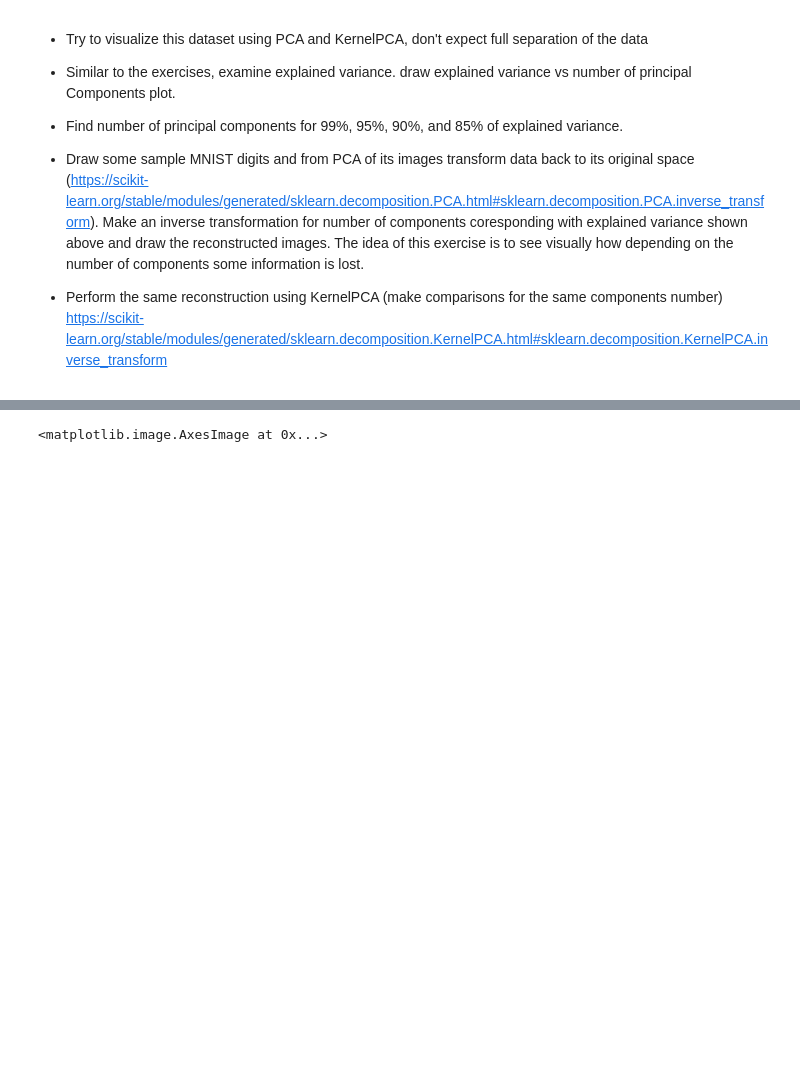
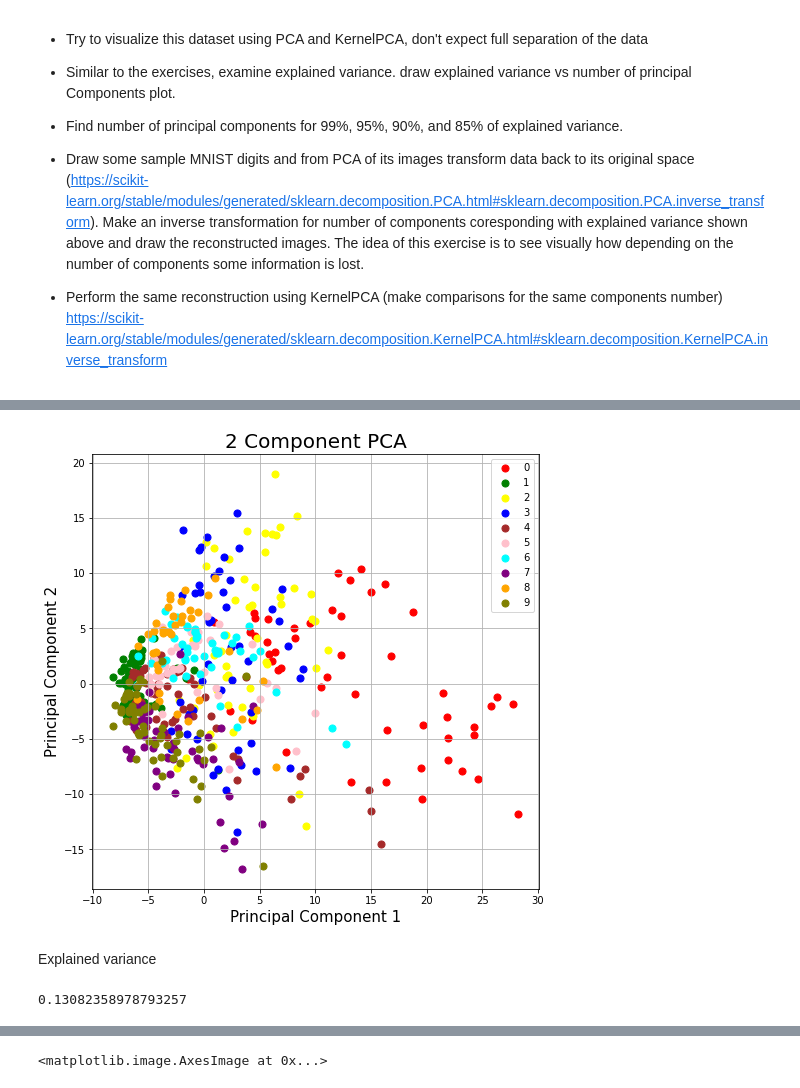
Before and after one commit to Vergenter/DataEmbeddingandVisualization, a Jupyter notebook: pca_kernelpca_lab.ipynb, the cells around one changed output, grey strips where cells are left out. Saved outputs shown, nothing was run; the diff lists cells and outputs as text; code cells hidden in the pictures; blank space fills up the shorter version.

```diff
--- a/pca_kernelpca_lab.ipynb
+++ b/pca_kernelpca_lab.ipynb
@@ -455,0 +482,17 @@ df_mnist = pd.DataFrame(data = x_data_reshaped, columns=labels)
+# %%
+#visualize kernel PCA result
+principal_df_mnist = pd.DataFrame(data = pca_mnist_fitTransformed, columns = ['principal component 1','principal component 2'])
+principal_df_mnist['target']=y_data
+digits = [0,1,2,3,4,5,6,7,8,9]
+colors = ['red','green',"yellow",'blue','brown','pink','cyan','purple','orange','olive']
+PCA_visualization(digits, colors, principal_df_mnist)
+# %% [output]
+[figure, added]
+# %% [markdown]
+Explained variance
+# %%
+#explained variance ratio for PCA
+pca_mnist.explained_variance_ratio_
+print(np.sum(pca_mnist.explained_variance_ratio_))
+# %% [output]
+0.13082358978793257
```
Also changed, not shown: parts of 22 cells of this notebook.
